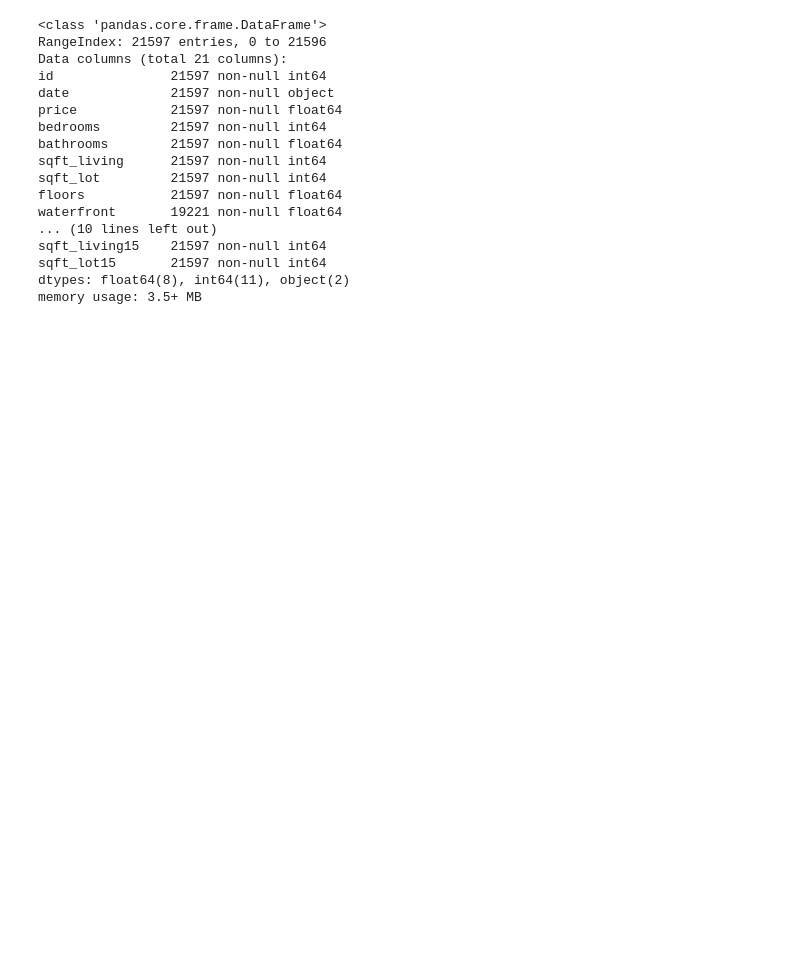
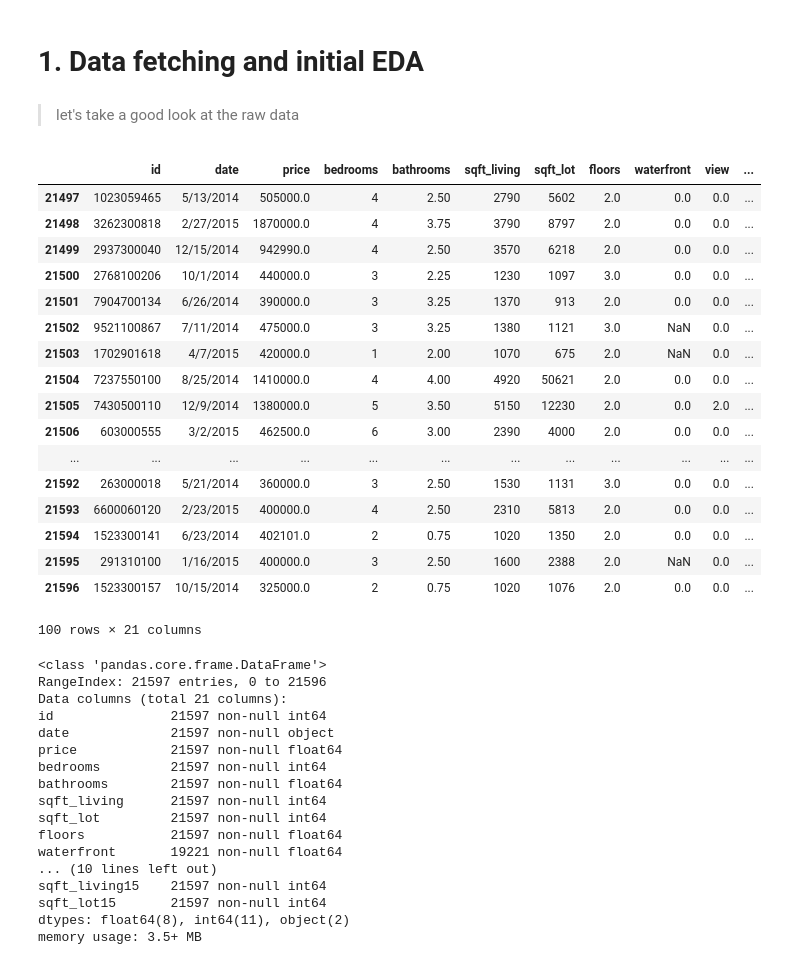
Before and after one commit to DIGITALFRANK/dsc-v2-mod1-final-project, a Jupyter notebook: student.ipynb, the cells around one changed output. Drawn from its saved outputs; the diff is of its cells as text; code cells hidden in the pictures; blank space fills up the shorter version.

Commit message:
initial EDA

```diff
--- a/student.ipynb
+++ b/student.ipynb
@@ -19,7 +51,30 @@ import seaborn as sns
+# %% [markdown]
+# 1. Data fetching and initial EDA
+# %% [markdown]
+> let's take a good look at the raw data
 # %%
 # load data
 df = pd.read_csv('kc_house_data.csv')
 #df.head()
-df.tail()
+df.tail(100)
+# %% [output]
+|  | id | date | price | bedrooms | bathrooms | sqft_living | sqft_lot | floors | waterfront | view | ... |
+| 21497 | 1023059465 | 5/13/2014 | 505000.0 | 4 | 2.50 | 2790 | 5602 | 2.0 | 0.0 | 0.0 | ... |
+| 21498 | 3262300818 | 2/27/2015 | 1870000.0 | 4 | 3.75 | 3790 | 8797 | 2.0 | 0.0 | 0.0 | ... |
+| 21499 | 2937300040 | 12/15/2014 | 942990.0 | 4 | 2.50 | 3570 | 6218 | 2.0 | 0.0 | 0.0 | ... |
+| 21500 | 2768100206 | 10/1/2014 | 440000.0 | 3 | 2.25 | 1230 | 1097 | 3.0 | 0.0 | 0.0 | ... |
+| 21501 | 7904700134 | 6/26/2014 | 390000.0 | 3 | 3.25 | 1370 | 913 | 2.0 | 0.0 | 0.0 | ... |
+| 21502 | 9521100867 | 7/11/2014 | 475000.0 | 3 | 3.25 | 1380 | 1121 | 3.0 | NaN | 0.0 | ... |
+| 21503 | 1702901618 | 4/7/2015 | 420000.0 | 1 | 2.00 | 1070 | 675 | 2.0 | NaN | 0.0 | ... |
+| 21504 | 7237550100 | 8/25/2014 | 1410000.0 | 4 | 4.00 | 4920 | 50621 | 2.0 | 0.0 | 0.0 | ... |
+| 21505 | 7430500110 | 12/9/2014 | 1380000.0 | 5 | 3.50 | 5150 | 12230 | 2.0 | 0.0 | 2.0 | ... |
+| 21506 | 603000555 | 3/2/2015 | 462500.0 | 6 | 3.00 | 2390 | 4000 | 2.0 | 0.0 | 0.0 | ... |
+| ... | ... | ... | ... | ... | ... | ... | ... | ... | ... | ... | ... |
+| 21592 | 263000018 | 5/21/2014 | 360000.0 | 3 | 2.50 | 1530 | 1131 | 3.0 | 0.0 | 0.0 | ... |
+| 21593 | 6600060120 | 2/23/2015 | 400000.0 | 4 | 2.50 | 2310 | 5813 | 2.0 | 0.0 | 0.0 | ... |
+| 21594 | 1523300141 | 6/23/2014 | 402101.0 | 2 | 0.75 | 1020 | 1350 | 2.0 | 0.0 | 0.0 | ... |
+| 21595 | 291310100 | 1/16/2015 | 400000.0 | 3 | 2.50 | 1600 | 2388 | 2.0 | NaN | 0.0 | ... |
+| 21596 | 1523300157 | 10/15/2014 | 325000.0 | 2 | 0.75 | 1020 | 1076 | 2.0 | 0.0 | 0.0 | ... |
+100 rows × 21 columns
 # %%
 # inspect data
```
Also changed, not shown: parts of 58 cells of this notebook.
